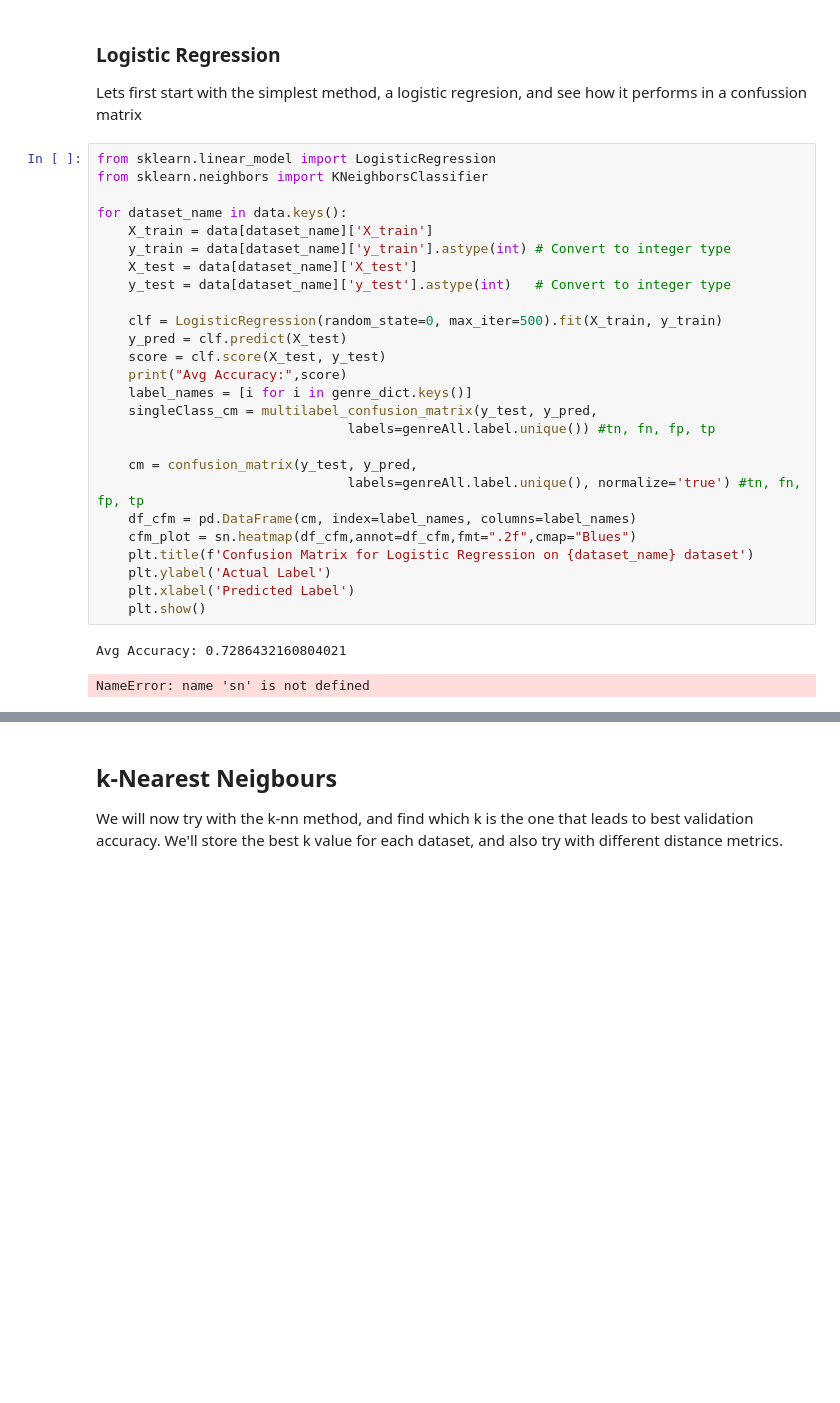
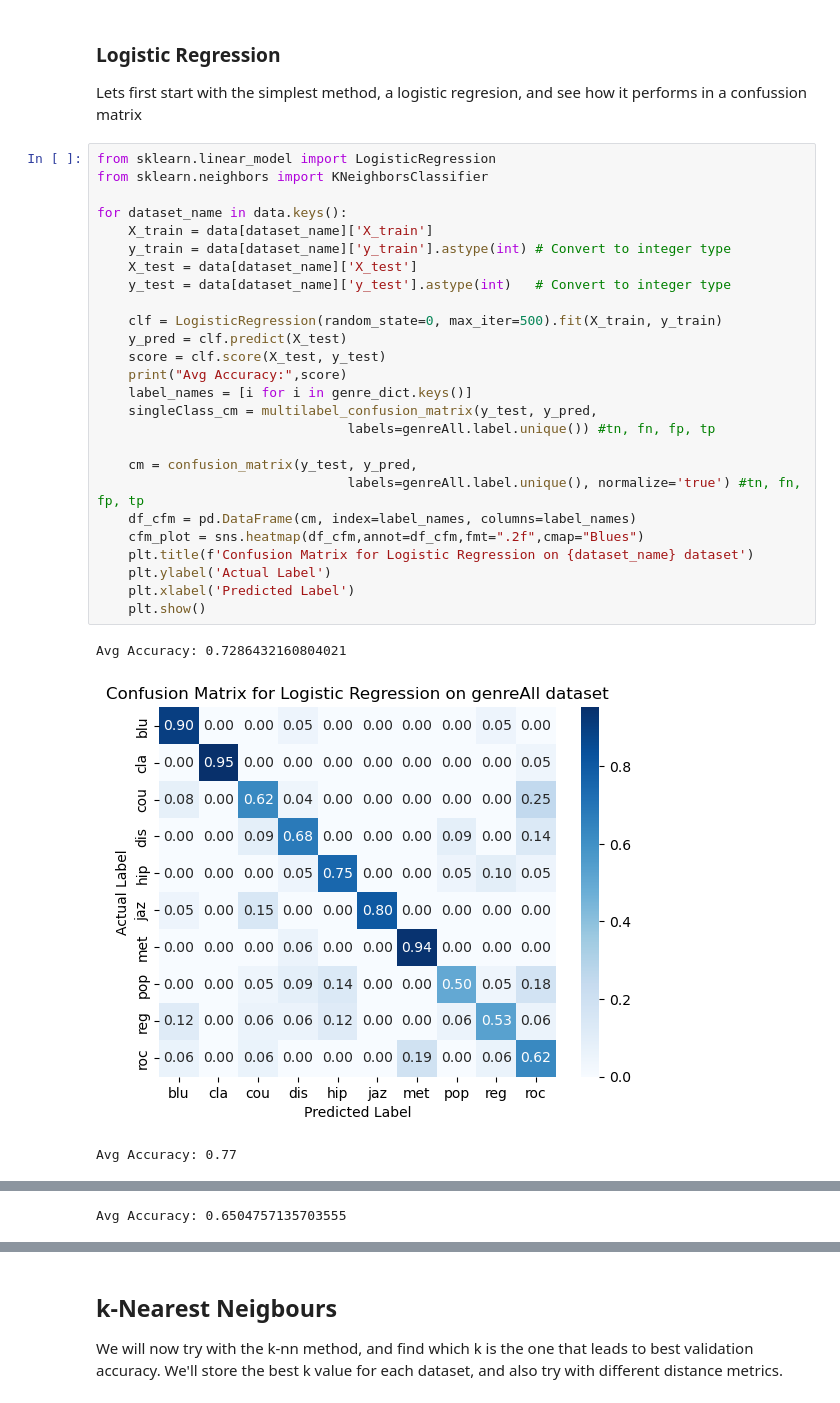
Before and after one commit to inesbroto/GenreClass_w_ML, a Jupyter notebook: Report.ipynb, the cells around one changed output, grey strips where cells are left out. Saved outputs shown, nothing was run; the diff lists cells and outputs as text; blank space fills up the shorter version.

```diff
--- a/Report.ipynb
+++ b/Report.ipynb
@@ -387,29 +387,30 @@ Lets first start with the simplest method, a logistic regresion, and see how it
 # %%
 from sklearn.linear_model import LogisticRegression
 from sklearn.neighbors import KNeighborsClassifier
 
 for dataset_name in data.keys():
     X_train = data[dataset_name]['X_train']
     y_train = data[dataset_name]['y_train'].astype(int) # Convert to integer type
     X_test = data[dataset_name]['X_test']
     y_test = data[dataset_name]['y_test'].astype(int)   # Convert to integer type
 
     clf = LogisticRegression(random_state=0, max_iter=500).fit(X_train, y_train)
     y_pred = clf.predict(X_test)
     score = clf.score(X_test, y_test)
     print("Avg Accuracy:",score)
     label_names = [i for i in genre_dict.keys()]
     singleClass_cm = multilabel_confusion_matrix(y_test, y_pred,
                                 labels=genreAll.label.unique()) #tn, fn, fp, tp
 
     cm = confusion_matrix(y_test, y_pred,
                                 labels=genreAll.label.unique(), normalize='true') #tn, fn, fp, tp
     df_cfm = pd.DataFrame(cm, index=label_names, columns=label_names)
-    cfm_plot = sn.heatmap(df_cfm,annot=df_cfm,fmt=".2f",cmap="Blues")
+    cfm_plot = sns.heatmap(df_cfm,annot=df_cfm,fmt=".2f",cmap="Blues")
     plt.title(f'Confusion Matrix for Logistic Regression on {dataset_name} dataset')
     plt.ylabel('Actual Label')
     plt.xlabel('Predicted Label')
     plt.show()
 # %% [output]
 Avg Accuracy: 0.7286432160804021
+[figure, added]
-NameError: name 'sn' is not defined
+Avg Accuracy: 0.77
@@ -415,0 +418 @@ NameError: name 'sn' is not defined
+Avg Accuracy: 0.6504757135703555
```
Also changed, not shown: parts of 1 cell of this notebook.
